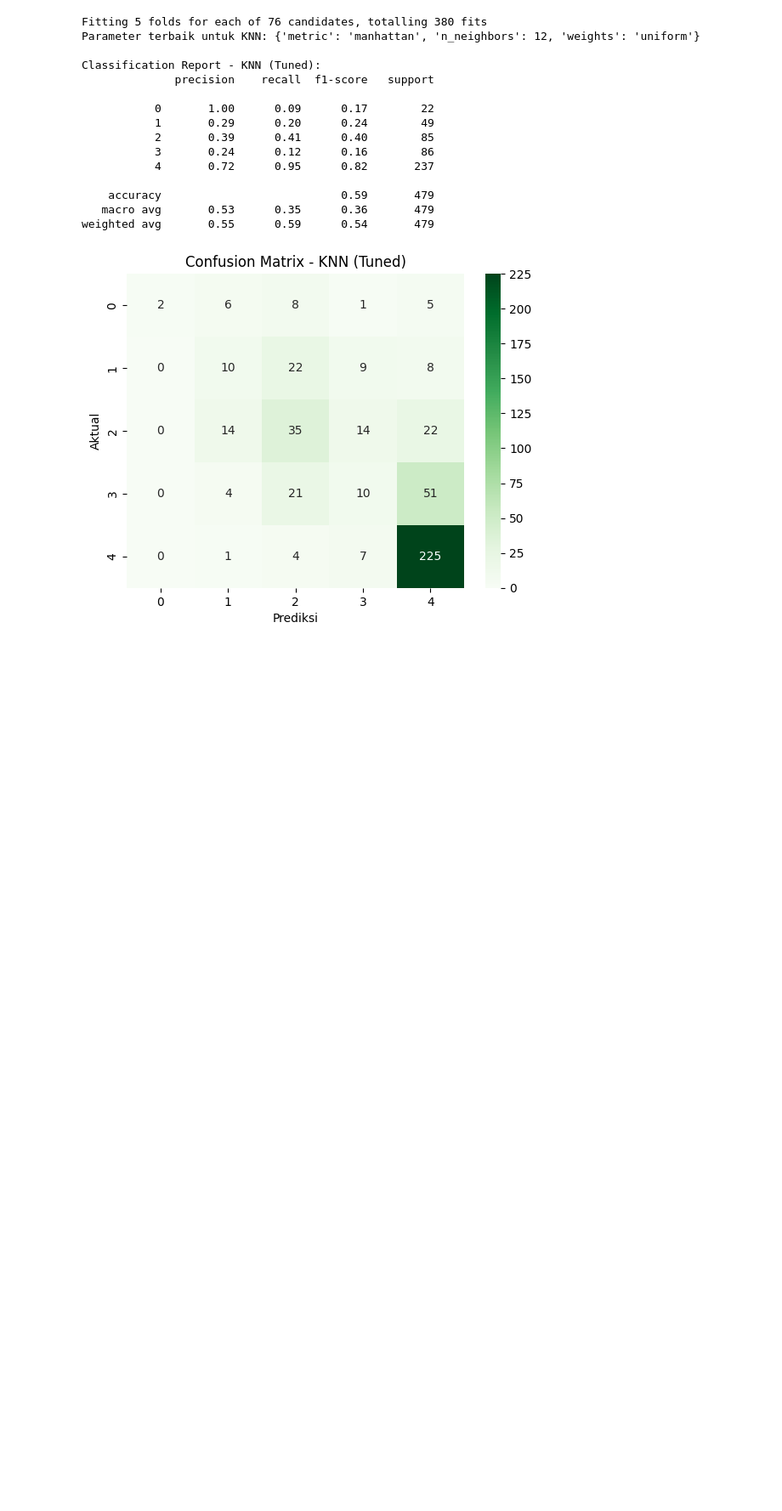
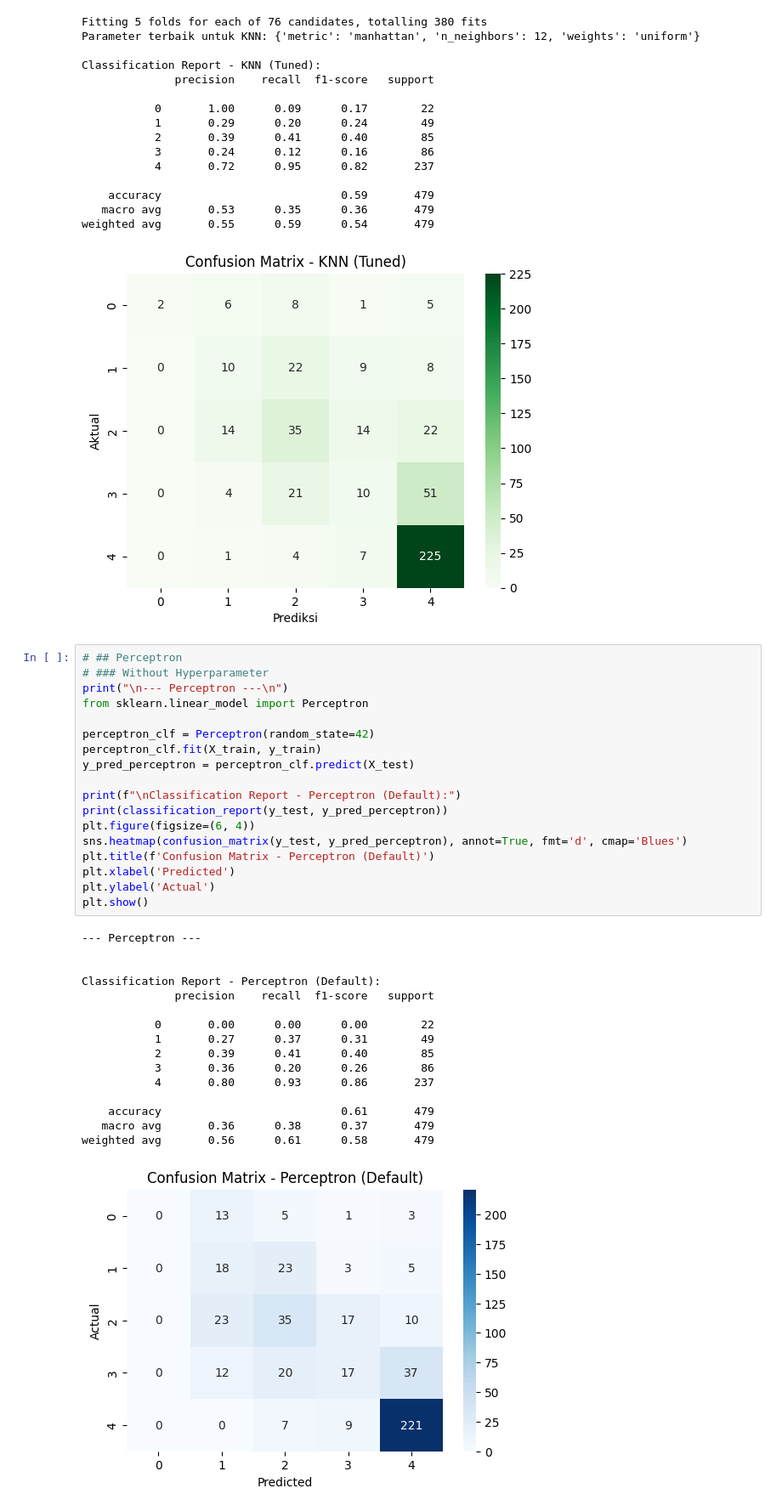
Before and after one commit to sultanjulyan/IF5140-Praktikum-1-Klasifikasi, a Jupyter notebook: IF5140_Praktikum_1_Klasifikasi_NEW.ipynb, the cells around one changed output. Shown at 85% size. Drawn from its saved outputs; the diff is of its cells as text; blank space fills up the shorter version.

```diff
--- a/IF5140_Praktikum_1_Klasifikasi_NEW.ipynb
+++ b/IF5140_Praktikum_1_Klasifikasi_NEW.ipynb
@@ -428,3 +428,38 @@ Classification Report - KNN (Tuned):
    macro avg       0.53      0.35      0.36       479
 weighted avg       0.55      0.59      0.54       479
 [figure]
+# %%
+# ## Perceptron
+# ### Without Hyperparameter
+print("\n--- Perceptron ---\n")
+from sklearn.linear_model import Perceptron
+
+perceptron_clf = Perceptron(random_state=42)
+perceptron_clf.fit(X_train, y_train)
+y_pred_perceptron = perceptron_clf.predict(X_test)
+
+print(f"\nClassification Report - Perceptron (Default):")
+print(classification_report(y_test, y_pred_perceptron))
+plt.figure(figsize=(6, 4))
+sns.heatmap(confusion_matrix(y_test, y_pred_perceptron), annot=True, fmt='d', cmap='Blues')
+plt.title(f'Confusion Matrix - Perceptron (Default)')
+plt.xlabel('Predicted')
+plt.ylabel('Actual')
+plt.show()
+# %% [output]
+--- Perceptron ---
+
+
+Classification Report - Perceptron (Default):
+              precision    recall  f1-score   support
+
+           0       0.00      0.00      0.00        22
+           1       0.27      0.37      0.31        49
+           2       0.39      0.41      0.40        85
+           3       0.36      0.20      0.26        86
+           4       0.80      0.93      0.86       237
+
+    accuracy                           0.61       479
+   macro avg       0.36      0.38      0.37       479
+weighted avg       0.56      0.61      0.58       479
+[figure, added]
```
Also changed, not shown: parts of 4 cells of this notebook.
